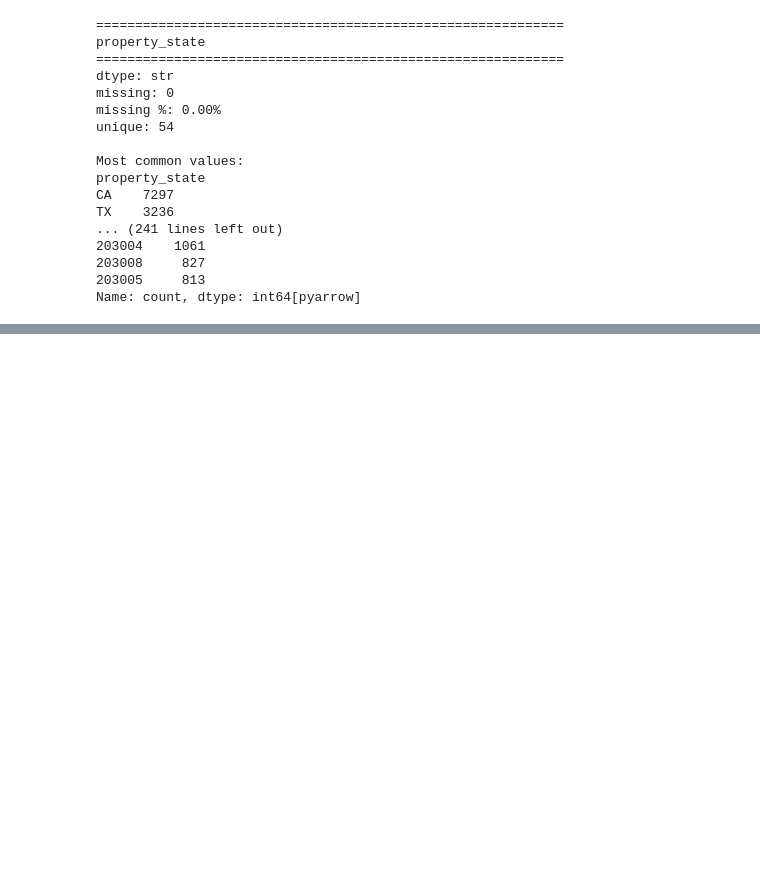
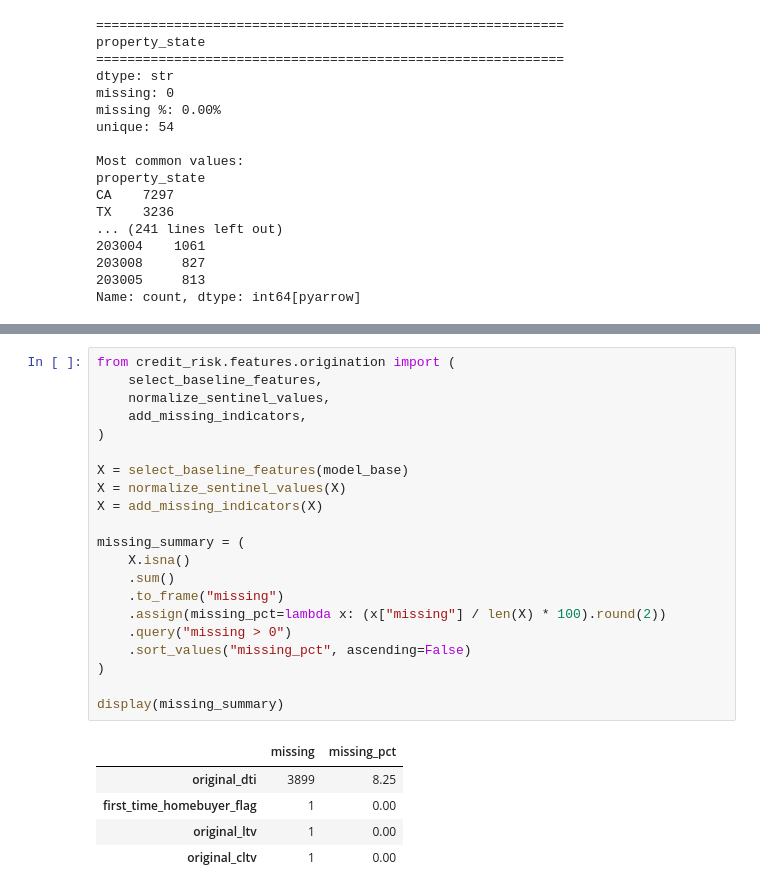
Before and after one commit to dhrumilvora/mortgage-credit-risk, a Jupyter notebook: test.ipynb, the cells around one changed output, grey strips where cells are left out. Saved outputs shown, nothing was run; the diff lists cells and outputs as text; blank space fills up the shorter version.

Commit message:
Add origination preprocessing pipeline

```diff
--- a/test.ipynb
+++ b/test.ipynb
@@ -473,0 +499,27 @@ Name: count, dtype: int64[pyarrow]
+# %%
+from credit_risk.features.origination import (
+    select_baseline_features,
+    normalize_sentinel_values,
+    add_missing_indicators,
+)
+
+X = select_baseline_features(model_base)
+X = normalize_sentinel_values(X)
+X = add_missing_indicators(X)
+
+missing_summary = (
+    X.isna()
+    .sum()
+    .to_frame("missing")
+    .assign(missing_pct=lambda x: (x["missing"] / len(X) * 100).round(2))
+    .query("missing > 0")
+    .sort_values("missing_pct", ascending=False)
+)
+
+display(missing_summary)
+# %% [output]
+|  | missing | missing_pct |
+| original_dti | 3899 | 8.25 |
+| first_time_homebuyer_flag | 1 | 0.00 |
+| original_ltv | 1 | 0.00 |
+| original_cltv | 1 | 0.00 |
```
Also changed, not shown: parts of 4 cells of this notebook, 9 other files.
